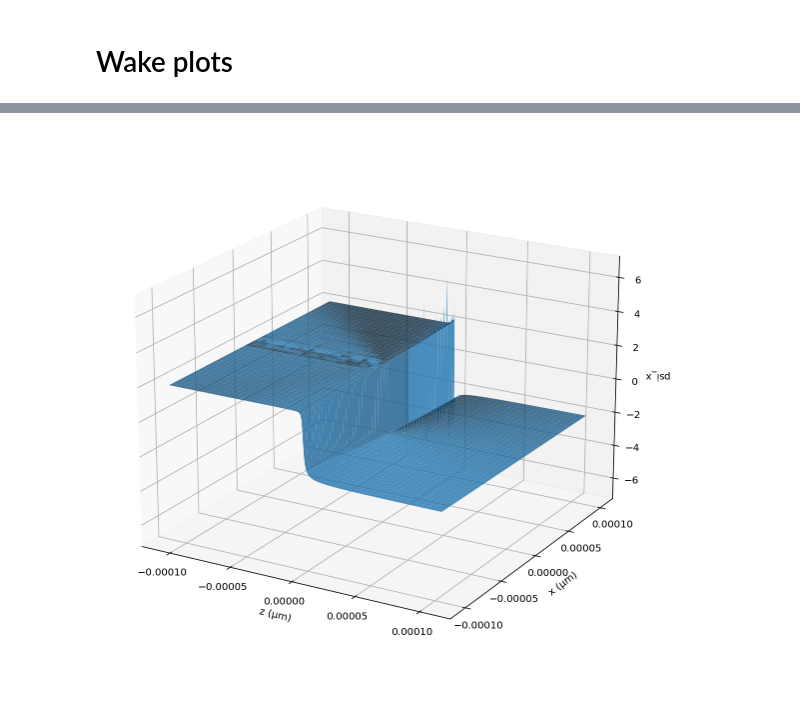
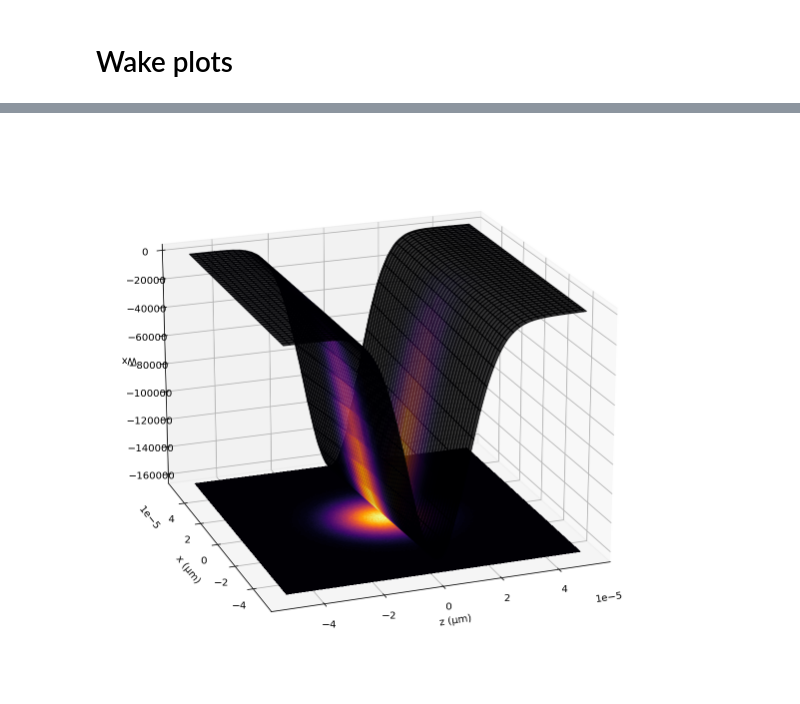
Before and after one commit to weiyuanlou/PyCSR2D, a Jupyter notebook: benchmarking/wake/kick_test.ipynb, the cells around one changed output, grey strips where cells are left out. Drawn from its saved outputs; the diff is of its cells as text; code cells hidden in the pictures.

```diff
--- a/benchmarking/wake/kick_test.ipynb
+++ b/benchmarking/wake/kick_test.ipynb
@@ -248,26 +248,26 @@ ax.view_init(20, 250)
 # %%
-LABEL='psi_x'
+LABEL='Wx'
 
-Z, X = np.meshgrid(O.zvec2, O.xvec2, indexing="ij")
-W = O.psi_x_grid
+Z, X = np.meshgrid(O.zvec, O.xvec, indexing="ij")
+W = O.Wx_grid
 cdata = O.charge_grid
 
 from mpl_toolkits.mplot3d import Axes3D
 cmap = matplotlib.cm.get_cmap('inferno')
 
 
 colors = cmap(cdata/cdata.max())
 fig = plt.figure(figsize=(15, 10))
 ax = fig.add_subplot(111, projection='3d')
-ax.plot_surface(Z, X, W, alpha=0.8)#, facecolors=colors)
+ax.plot_surface(Z, X, W, alpha=0.8, facecolors=colors)
 #ax.contourf(Z, X, W, zdir='y', offset=Z.min(), cmap=matplotlib.cm.coolwarm)
-#ax.contourf(Z, X, cdata, 100, zdir='z', offset=W.min(), extent=[zmin, zmax, xmin, xmax], cmap=cmap)
+ax.contourf(Z, X, cdata, 100, zdir='z', offset=W.min(), extent=[zmin, zmax, xmin, xmax], cmap=cmap)
 #ax.set_title('2D CSR wake')
 ax.set_xlabel('z (µm)')
 ax.set_ylabel('x (µm)')
 ax.zaxis.set_rotate_label(False)
 ax.set_zlabel(LABEL, rotation=180)
-ax.view_init(20, 300)
+ax.view_init(20, 250)
 #plt.savefig(f'{KEY}_3d.png', dpi=150)
 # %% [output]
-[figure, old version]
+[figure, new version]
```
Also changed, not shown: parts of 9 cells of this notebook, 1 other file.
